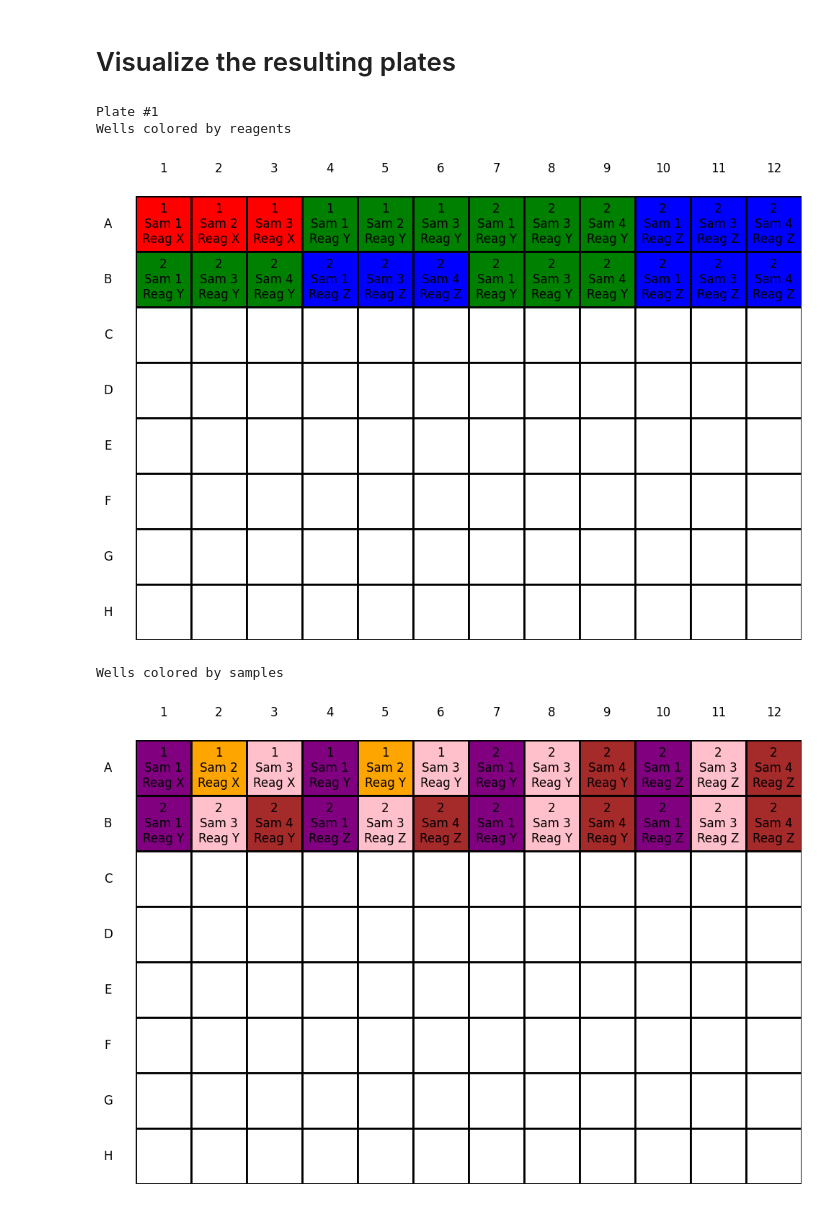
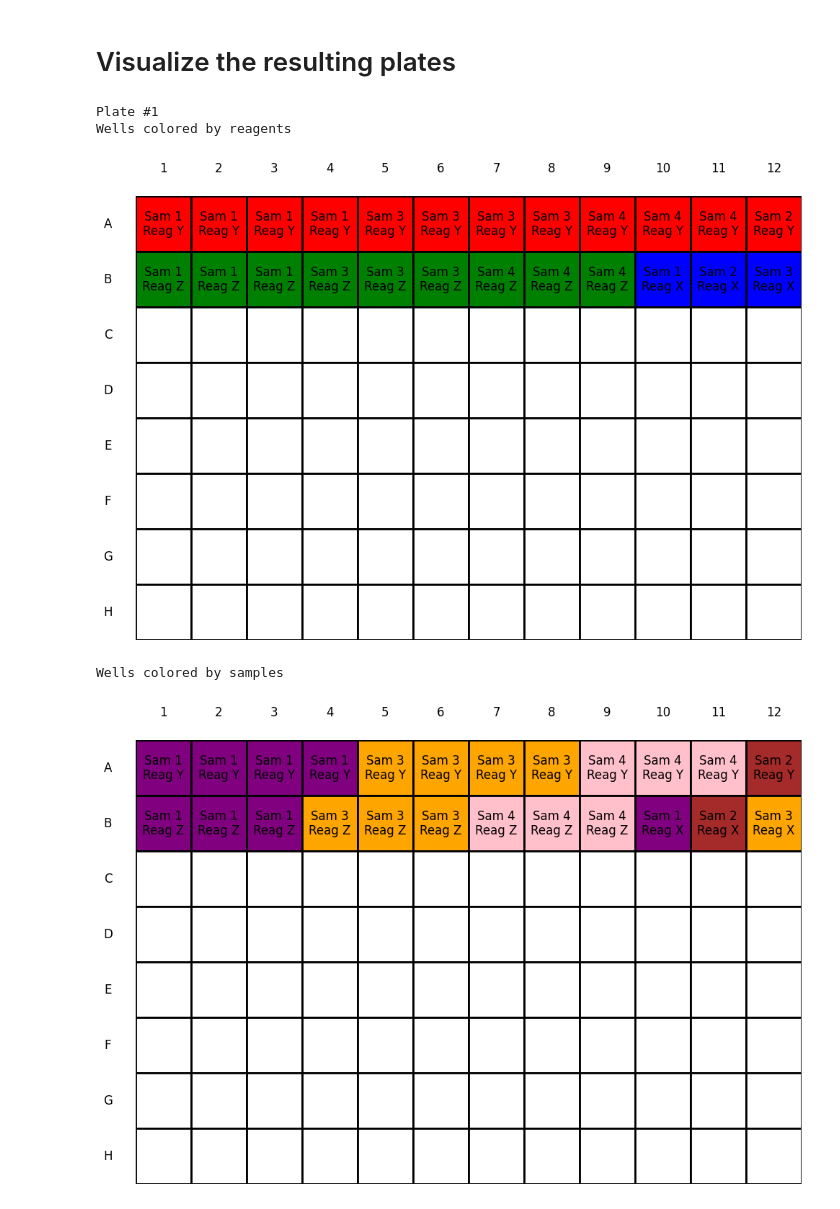
Before and after one commit to HappyPotatoman/microtiter_filler, a Jupyter notebook: microtiter_filler.ipynb, the cells around one changed output. Saved outputs shown, nothing was run; the diff lists cells and outputs as text; code cells hidden in the pictures.

Commit message:
fill plates sorted by frequency of reagents

```diff
--- a/microtiter_filler.ipynb
+++ b/microtiter_filler.ipynb
@@ -1,3 +3,17 @@
+# %%
+from typing import List
+
+def not_enough_plates(plate_size: int, samples: List[List[str]], reagents: List[List[str]], replicas: List[int], well_num: int) -> List[int]:
+    wells_available = plate_size * well_num
+    wells_needed = 0
+    experiment_count = len(replicas)
+    for experiment_number in range(experiment_count):
+        wells_needed += len(samples[experiment_number]) * len(reagents[experiment_number]) * replicas[experiment_number]
+
+    if wells_needed > wells_available:
+        return [1, wells_needed, wells_available]
+    else:
+        return [0, wells_needed, wells_available]
 # %% [markdown]
 
 # The filling algorithm should do a few things.
@@ -9,9 +25,6 @@
 The plates will be represented as 12x8 or 24x16 matrix depending on the input and the cells will be filled iteratively experiment by experiment.
 The plate will be filled row by row from left to right and will be added to a result list once it is filled or all experiments are placed in the wells.
 # %%
-from typing import List
-
-
 plate_size = 96
 samples = [['Sam 1', 'Sam 2', 'Sam 3'], ['Sam 1', 'Sam 3', 'Sam 4']]
 reagents = [['Reag X', 'Reag Y'], ['Reag Y', 'Reag Z']]
@@ -24,13 +37,8 @@ class PlateFillError(Exception):
         super().__init__(self.message)
 
 def greedy_fill(plate_size: int, samples: List[List[str]], reagents: List[List[str]], replicas: List[int], well_num: int) -> List[List[str]]:
-    wells_available = plate_size * well_num
-    wells_needed = 0
-    experiment_count = len(replicas)
-    for experiment_number in range(experiment_count):
-        wells_needed += len(samples[experiment_number]) * len(reagents[experiment_number]) * replicas[experiment_number]
-
-    if wells_needed > wells_available:
+    not_enough, wells_needed, wells_available = not_enough_plates(plate_size, samples, reagents, replicas, well_num)
+    if not_enough:
         error_message = f"Number of wells needed {wells_needed} exceed available number of wells {wells_available}."
         raise PlateFillError(error_message)
 
@@ -47,6 +55,7 @@ def greedy_fill(plate_size: int, samples: List[List[str]], reagents: List[List[s
     result = []
 
     current_well = 0
+    experiment_count = len(replicas)
 
     for experiment_number in range(experiment_count):
         experiment_samples = samples[experiment_number]
@@ -64,7 +73,7 @@ def greedy_fill(plate_size: int, samples: List[List[str]], reagents: List[List[s
                     row_index = current_well // num_cols
                     col_index = current_well % num_cols
 
-                    plate[row_index][col_index] = [experiment_number + 1, sample, reagent]
+                    plate[row_index][col_index] = [sample, reagent]
 
                     current_well += 1
 
@@ -90,10 +181,10 @@ def plot_plate_color_reagent(plate, color_map):
     for i, row in enumerate(plate):
         for j, well in enumerate(row):
             if well and all(w is not None for w in well):
-                reagent = well[2]
+                reagent = well[1]
                 if reagent not in color_map:
                     color_map[reagent] = next(color_cycle)
-                ax.text(j, i, f"{well[0]}\n{well[1]}\n{well[2]}", ha='center', va='center', fontsize=12, color='black')
+                ax.text(j, i, f"{well[0]}\n{well[1]}", ha='center', va='center', fontsize=12, color='black')
                 ax.add_patch(plt.Rectangle((j-0.5, i-0.5), 1, 1, facecolor=color_map[reagent], edgecolor='black', linewidth=2))
             else:
                 ax.add_patch(plt.Rectangle((j-0.5, i-0.5), 1, 1, facecolor='white', edgecolor='black', linewidth=2))
@@ -123,10 +214,10 @@ def plot_plate_color_samples(plate, color_map):
     for i, row in enumerate(plate):
         for j, well in enumerate(row):
             if well and all(w is not None for w in well):
-                sample = well[1]
+                sample = well[0]
                 if sample not in color_map:
                     color_map[sample] = next(color_cycle)
-                ax.text(j, i, f"{well[0]}\n{well[1]}\n{well[2]}", ha='center', va='center', fontsize=12, color='black')
+                ax.text(j, i, f"{well[0]}\n{well[1]}", ha='center', va='center', fontsize=12, color='black')
                 ax.add_patch(plt.Rectangle((j-0.5, i-0.5), 1, 1, facecolor=color_map[sample], edgecolor='black', linewidth=2))
             else:
                 ax.add_patch(plt.Rectangle((j-0.5, i-0.5), 1, 1, facecolor='white', edgecolor='black', linewidth=2))
@@ -140,32 +231,32 @@ def plot_plate_color_samples(plate, color_map):
 
     for i, label in enumerate(row_labels):
         ax.text(-1, i, label, ha='center', va='center', fontsize=12, color='black')
 
     for j, label in enumerate(col_labels):
         ax.text(j, -1, str(label), ha='center', va='center', fontsize=12, color='black')
 
     ax.set_xlim(-0.5, len(plate[0])-0.5)
     ax.set_ylim(-0.5, len(plate)-0.5)
     ax.set_aspect('equal', 'box')
     plt.gca().invert_yaxis()
     plt.axis('off')
     plt.show()
 
 colors = ['red', 'green', 'blue', 'purple', 'orange', 'pink', 'brown', 'cyan', 'magenta']
 color_cycle = itertools.cycle(colors)
 
 color_map = {}
 
 for i, plate in enumerate(plates, 1):
     print(f"Plate #{i}")
     print(f'Wells colored by reagents')
     plot_plate_color_reagent(plate, color_map)
     print(f'Wells colored by samples')
     plot_plate_color_samples(plate, color_map)
     # plt.savefig(f'Plate_{i}.png')
 # %% [output]
 Plate #1
 Wells colored by reagents
-[figure, old version]
+[figure, new version]
 Wells colored by samples
-[figure, old version]
+[figure, new version]
```
Also changed, not shown: parts of 3 cells of this notebook.
